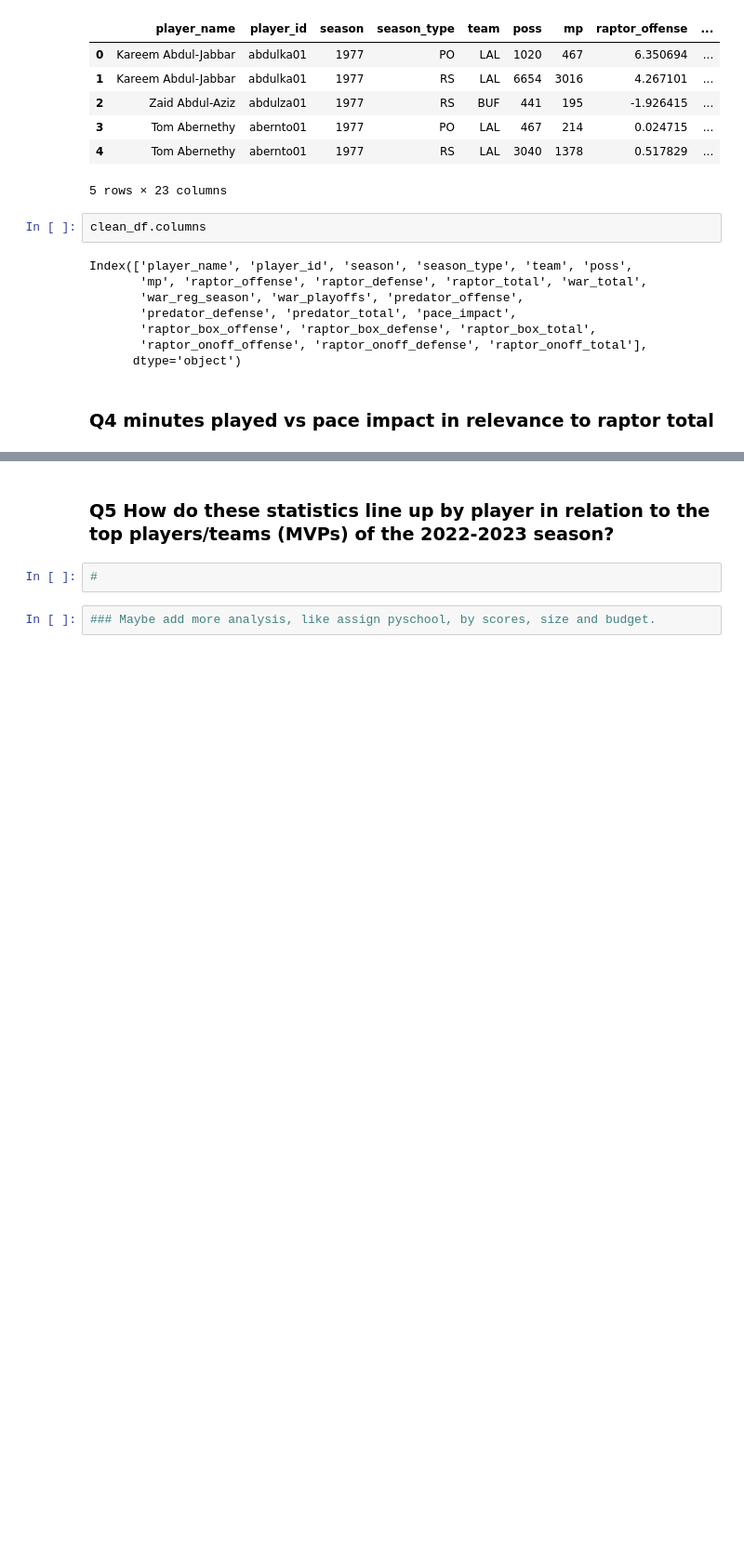
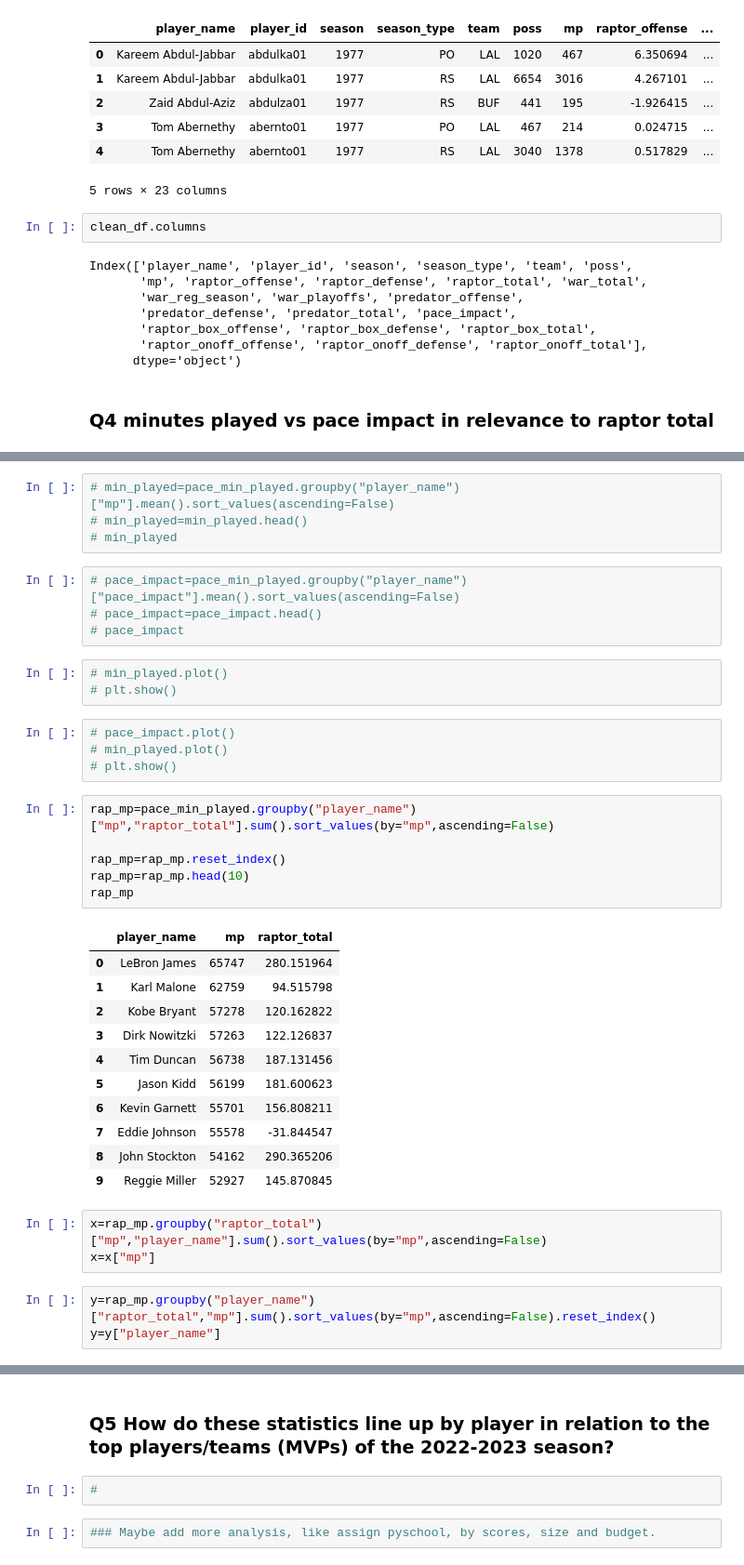
Before and after one commit to UzmaSayyeda/Project01, a Jupyter notebook: raptor_analysis_uzma.ipynb, the cells around one changed output, grey strips where cells are left out. Shown: that part at 93% size. Drawn from its saved outputs; the diff is of its cells as text; blank space fills up the shorter version.

```diff
--- a/raptor_analysis_uzma.ipynb
+++ b/raptor_analysis_uzma.ipynb
@@ -352,0 +364,39 @@ min_played.sort_values(by="mp",ascending=False)
+# %%
+# min_played=pace_min_played.groupby("player_name")["mp"].mean().sort_values(ascending=False)
+# min_played=min_played.head()
+# min_played
+# %%
+# pace_impact=pace_min_played.groupby("player_name")["pace_impact"].mean().sort_values(ascending=False)
+# pace_impact=pace_impact.head()
+# pace_impact
+# %%
+# min_played.plot()
+# plt.show()
+# %%
+# pace_impact.plot()
+# min_played.plot()
+# plt.show()
+# %%
+rap_mp=pace_min_played.groupby("player_name")["mp","raptor_total"].sum().sort_values(by="mp",ascending=False)
+
+rap_mp=rap_mp.reset_index()
+rap_mp=rap_mp.head(10)
+rap_mp
+# %% [output]
+|  | player_name | mp | raptor_total |
+| 0 | LeBron James | 65747 | 280.151964 |
+| 1 | Karl Malone | 62759 | 94.515798 |
+| 2 | Kobe Bryant | 57278 | 120.162822 |
+| 3 | Dirk Nowitzki | 57263 | 122.126837 |
+| 4 | Tim Duncan | 56738 | 187.131456 |
+| 5 | Jason Kidd | 56199 | 181.600623 |
+| 6 | Kevin Garnett | 55701 | 156.808211 |
+| 7 | Eddie Johnson | 55578 | -31.844547 |
+| 8 | John Stockton | 54162 | 290.365206 |
+| 9 | Reggie Miller | 52927 | 145.870845 |
+# %%
+x=rap_mp.groupby("raptor_total")["mp","player_name"].sum().sort_values(by="mp",ascending=False)
+x=x["mp"]
+# %%
+y=rap_mp.groupby("player_name")["raptor_total","mp"].sum().sort_values(by="mp",ascending=False).reset_index()
+y=y["player_name"]
```
Also changed, not shown: parts of 4 cells of this notebook.
